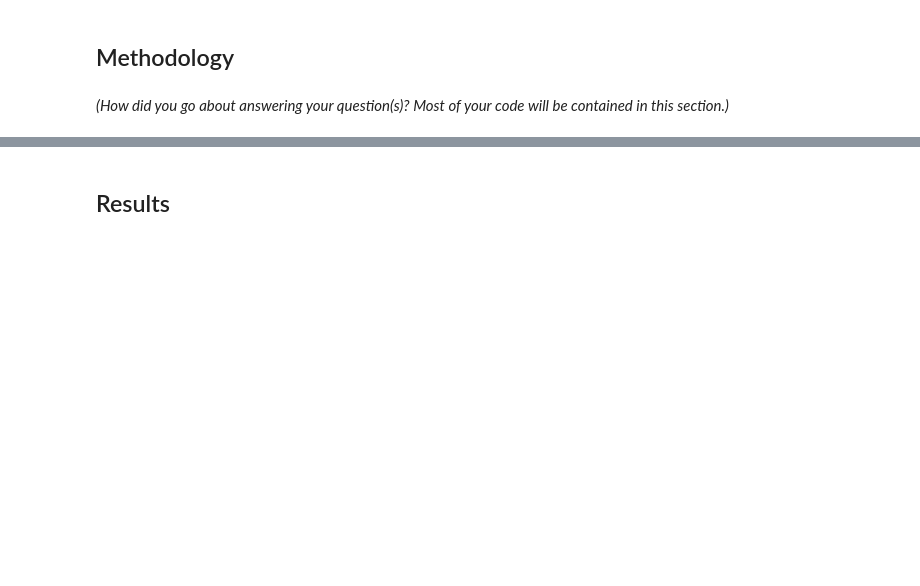
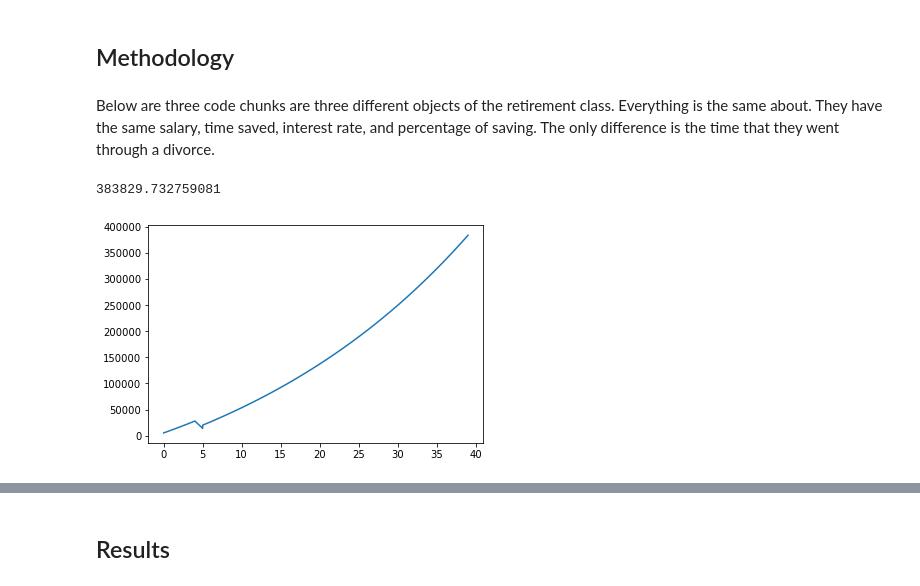
Before and after one commit to aniessaterps/CMSE202_Honors_Project, a Jupyter notebook: CMSE202_HonorsOption_AniessaTerpstra.ipynb, the cells around one changed output, grey strips where cells are left out. Saved outputs shown, nothing was run; the diff lists cells and outputs as text; code cells hidden in the pictures; blank space fills up the shorter version.

Commit message:
Added test cases of the different attributes

```diff
--- a/CMSE202_HonorsOption_AniessaTerpstra.ipynb
+++ b/CMSE202_HonorsOption_AniessaTerpstra.ipynb
@@ -13,8 +14,5 @@ out to answer.**)_
 # %% [markdown]
 ## Methodology
-# %% [markdown]
-_(How did you go about answering your question(s)? Most of your code will be
-contained in this section.)_
 # %%
 import matplotlib.pyplot as plt
 import numpy as np
@@ -79,0 +105,9 @@ class retirement():
+# %% [markdown]
+Below are three code chunks are three different objects of the retirement class. Everything is the same about. They have the same salary, time saved, interest rate, and percentage of saving. The only difference is the time that they went through a divorce.
+# %%
+lex = retirement(0,.005,40,70000,.1)
+lex.get_contributions()
+lex.update(divorce_age=5)
+# %% [output]
+383829.732759081
+[figure, added]
```
Also changed, not shown: parts of 18 cells of this notebook.
